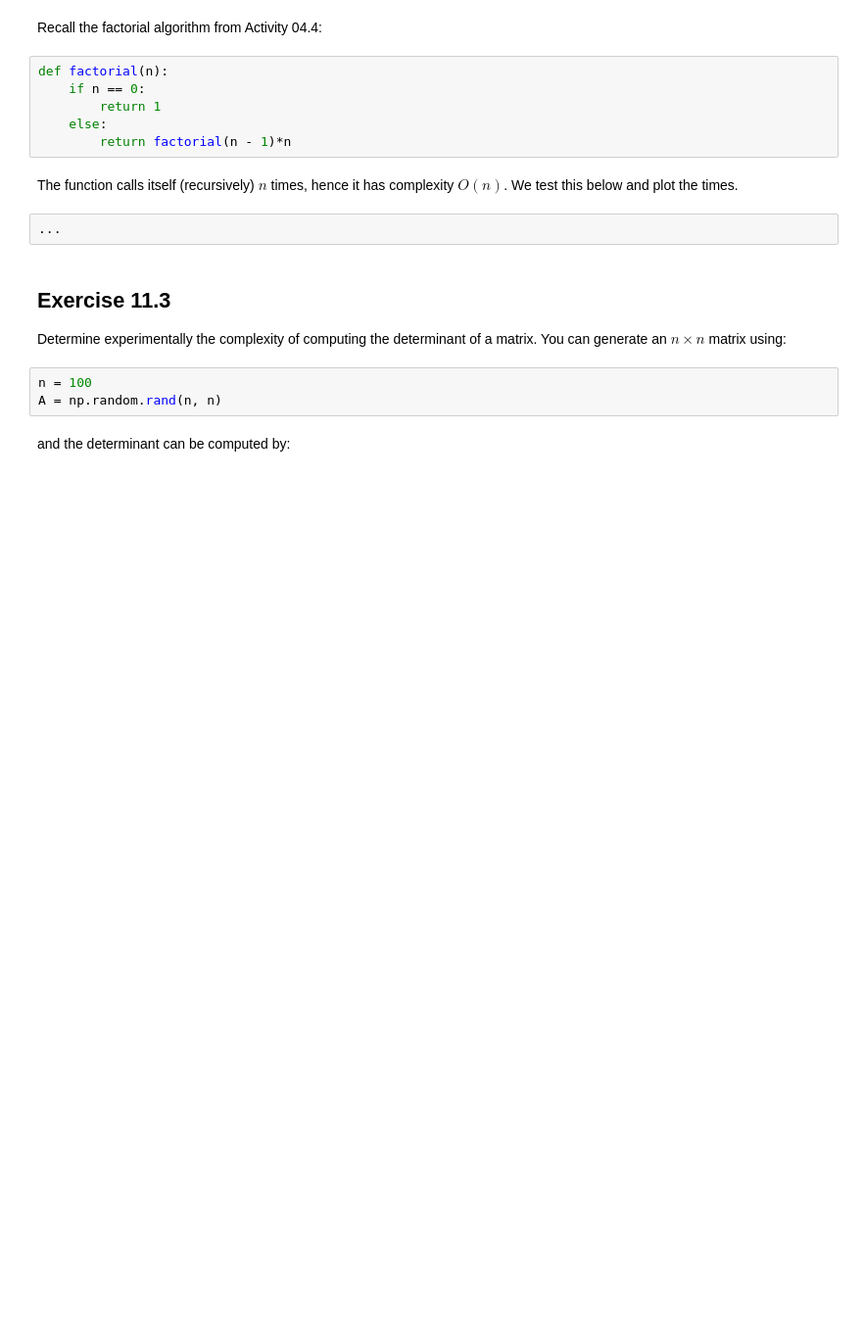
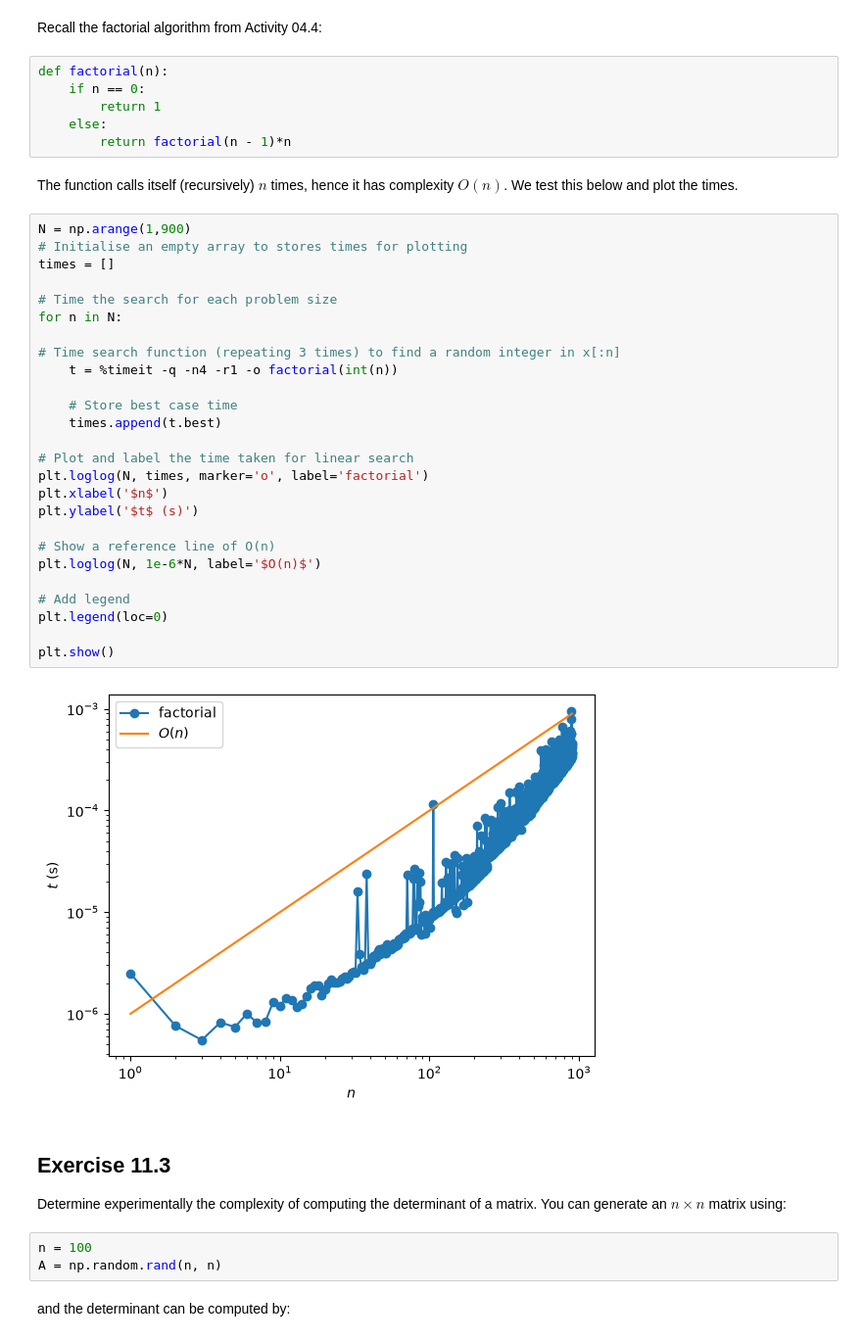
Before and after one commit to ChanelYang/PartIA-Computing-Michaelmas_cy388, a Jupyter notebook: Exercises/11 Exercises.ipynb, the cells around one changed output. Shown at 98% size. Drawn from its saved outputs; the diff is of its cells as text; blank space fills up the shorter version.

```diff
--- a/Exercises/11 Exercises.ipynb
+++ b/Exercises/11 Exercises.ipynb
@@ -41,8 +45,34 @@ def factorial(n):
 # %% [markdown]
 The function calls itself (recursively) $n$ times, hence it has complexity $O(n)$. We test this below and plot
 the times.
-# %%
-...
+# %%
+N = np.arange(1,900)
+# Initialise an empty array to stores times for plotting
+times = []
+
+# Time the search for each problem size
+for n in N:
+
+# Time search function (repeating 3 times) to find a random integer in x[:n]
+    t = %timeit -q -n4 -r1 -o factorial(int(n))
+
+    # Store best case time
+    times.append(t.best)
+
+# Plot and label the time taken for linear search
+plt.loglog(N, times, marker='o', label='factorial')
+plt.xlabel('$n$')
+plt.ylabel('$t$ (s)')
+
+# Show a reference line of O(n)
+plt.loglog(N, 1e-6*N, label='$O(n)$')
+
+# Add legend
+plt.legend(loc=0)
+
+plt.show()
+# %% [output]
+[figure, added]
 # %% [markdown]
 ## Exercise 11.3
 
```
Also changed, not shown: parts of 4 cells of this notebook, 9 other files.
